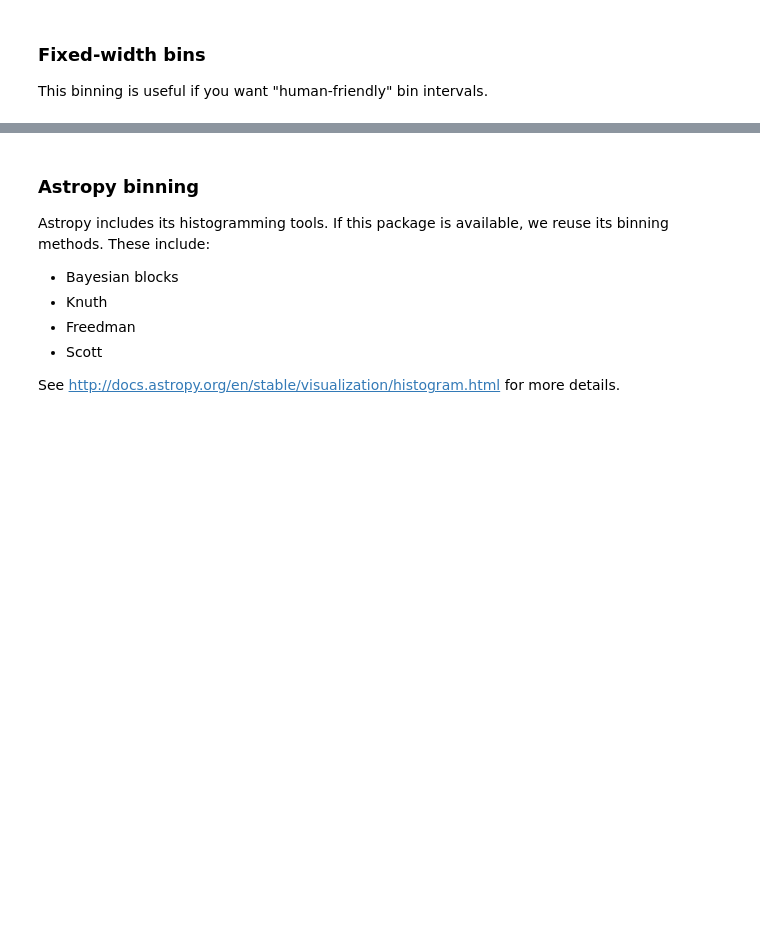
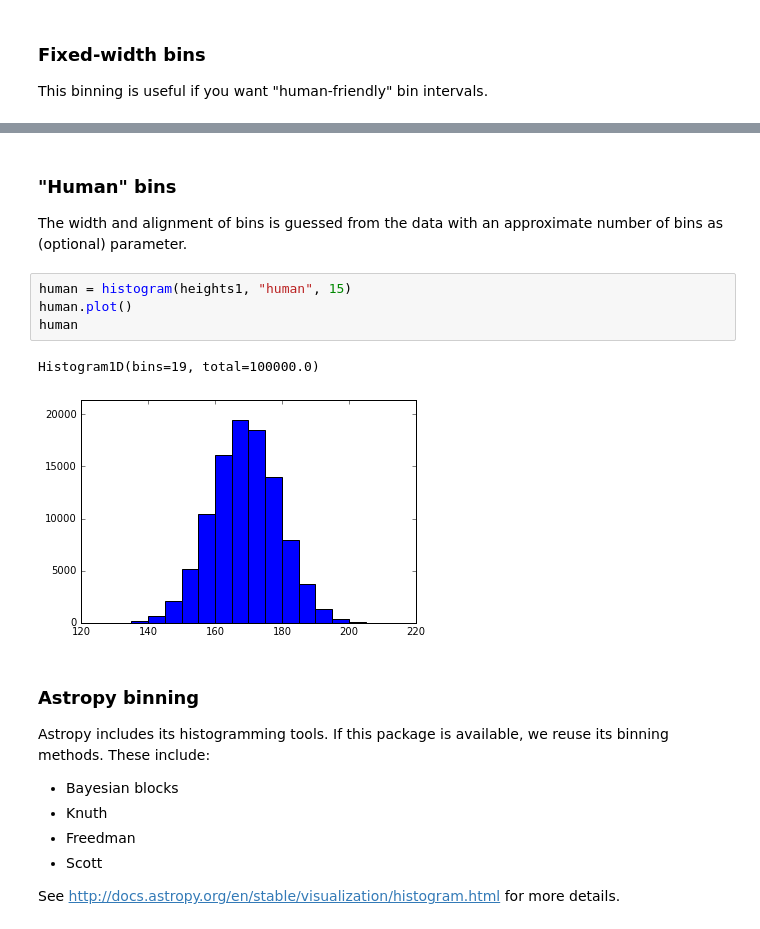
Before and after one commit to janpipek/physt, a Jupyter notebook: doc/Binning.ipynb, the cells around one changed output, grey strips where cells are left out. Cells and saved outputs as stored; diff of their text form; blank space fills up the shorter version.

```diff
--- a/doc/Binning.ipynb
+++ b/doc/Binning.ipynb
@@ -100,3 +100,14 @@ Histogram1D(bins=19, total=100000.0)
+# %% [markdown]
+### "Human" bins
+
+The width and alignment of bins is guessed from the data with an approximate number of bins as (optional) parameter.
+# %%
+human = histogram(heights1, "human", 15)
+human.plot()
+human
+# %% [output]
+Histogram1D(bins=19, total=100000.0)
+[figure, added]
 # %% [markdown]
 ### Astropy binning
 
```
Also changed, not shown: parts of 7 cells of this notebook, 1 other file.
